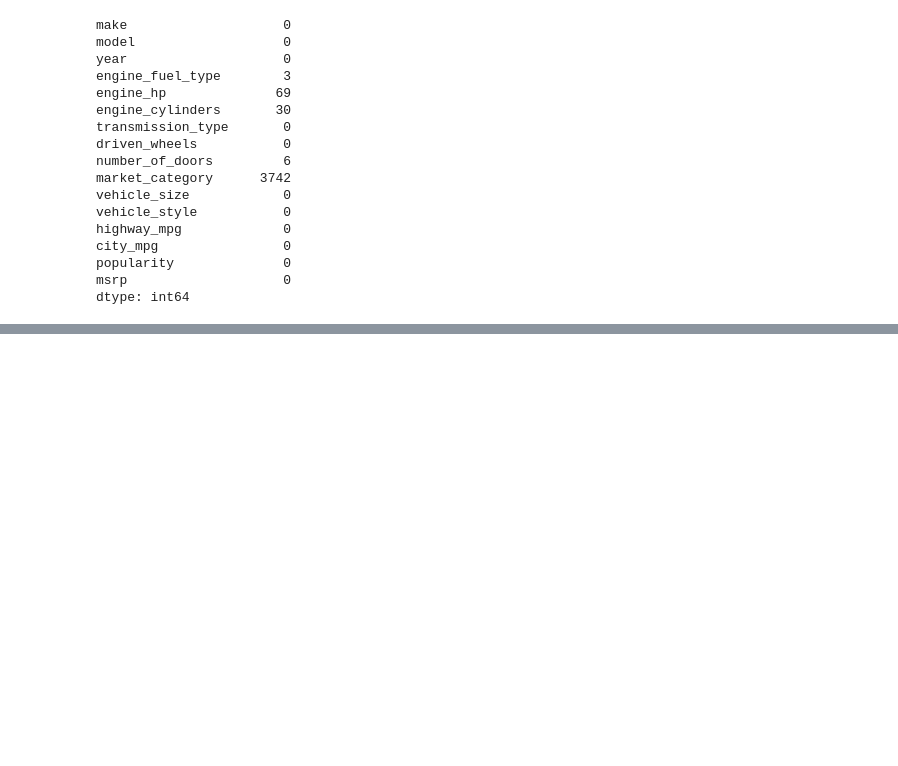
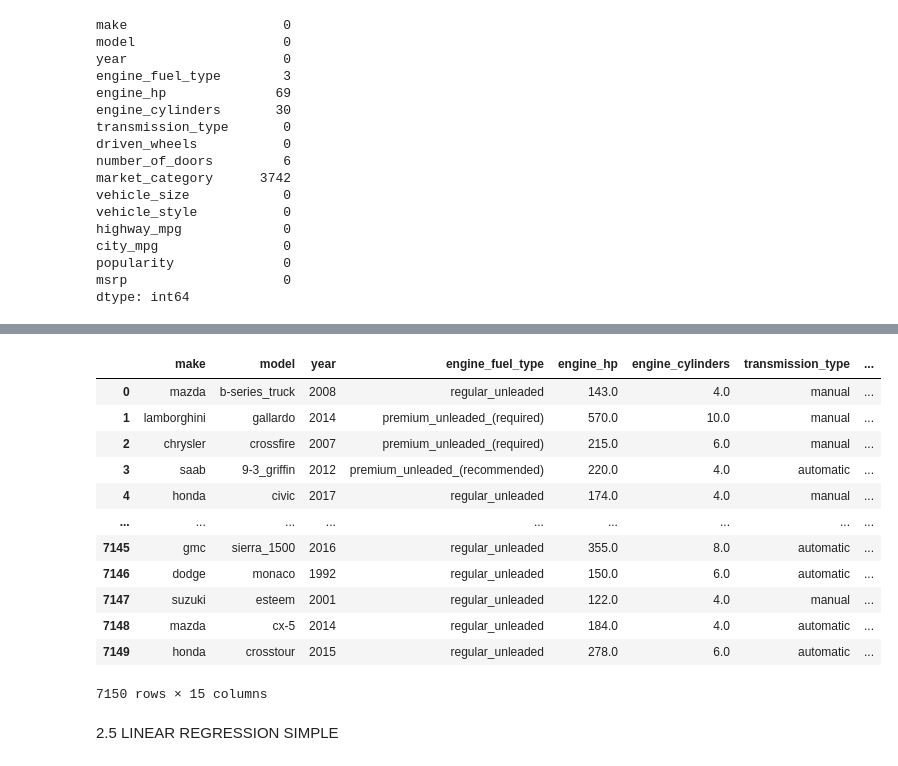
Before and after one commit to william-kambi/machine--learning-zoomcamp, a Jupyter notebook: 02-regression/02 carprice.ipynb, the cells around one changed output, grey strips where cells are left out. Cells and saved outputs as stored; diff of their text form; code cells hidden in the pictures; blank space fills up the shorter version.

Commit message:
update regression

```diff
--- a/02-regression/02 carprice.ipynb
+++ b/02-regression/02 carprice.ipynb
@@ -189,0 +265,18 @@ dtype: int64
+# %%
+df_train
+# %% [output]
+|  | make | model | year | engine_fuel_type | engine_hp | engine_cylinders | transmission_type | ... |
+| 0 | mazda | b-series_truck | 2008 | regular_unleaded | 143.0 | 4.0 | manual | ... |
+| 1 | lamborghini | gallardo | 2014 | premium_unleaded_(required) | 570.0 | 10.0 | manual | ... |
+| 2 | chrysler | crossfire | 2007 | premium_unleaded_(required) | 215.0 | 6.0 | manual | ... |
+| 3 | saab | 9-3_griffin | 2012 | premium_unleaded_(recommended) | 220.0 | 4.0 | automatic | ... |
+| 4 | honda | civic | 2017 | regular_unleaded | 174.0 | 4.0 | manual | ... |
+| ... | ... | ... | ... | ... | ... | ... | ... | ... |
+| 7145 | gmc | sierra_1500 | 2016 | regular_unleaded | 355.0 | 8.0 | automatic | ... |
+| 7146 | dodge | monaco | 1992 | regular_unleaded | 150.0 | 6.0 | automatic | ... |
+| 7147 | suzuki | esteem | 2001 | regular_unleaded | 122.0 | 4.0 | manual | ... |
+| 7148 | mazda | cx-5 | 2014 | regular_unleaded | 184.0 | 4.0 | automatic | ... |
+| 7149 | honda | crosstour | 2015 | regular_unleaded | 278.0 | 6.0 | automatic | ... |
+7150 rows × 15 columns
+# %% [markdown]
+2.5 LINEAR REGRESSION SIMPLE
```
Also changed, not shown: parts of 35 cells of this notebook.
